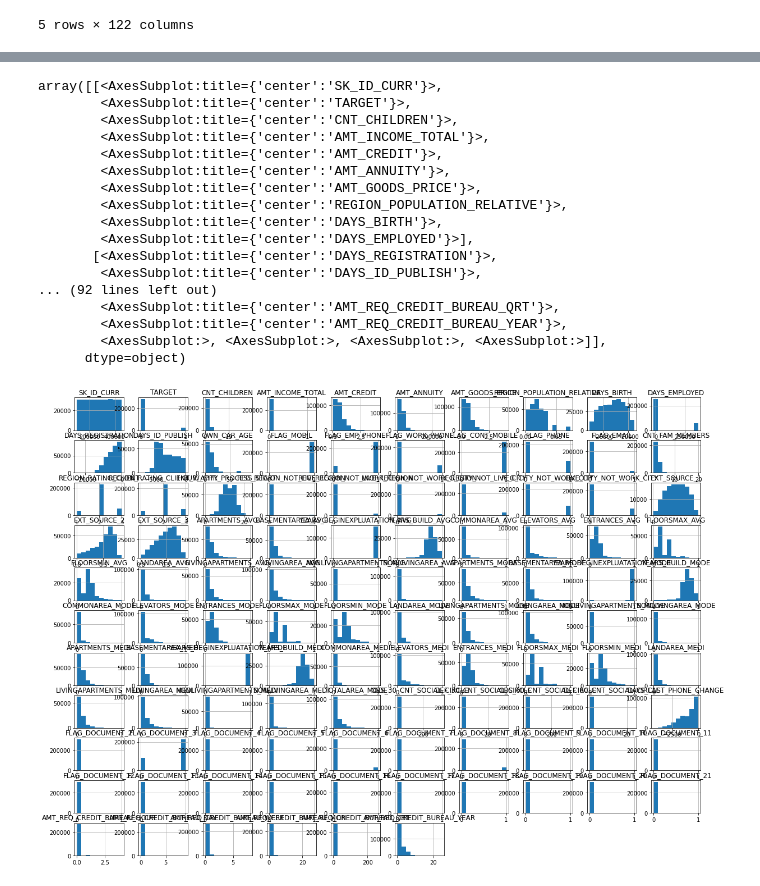
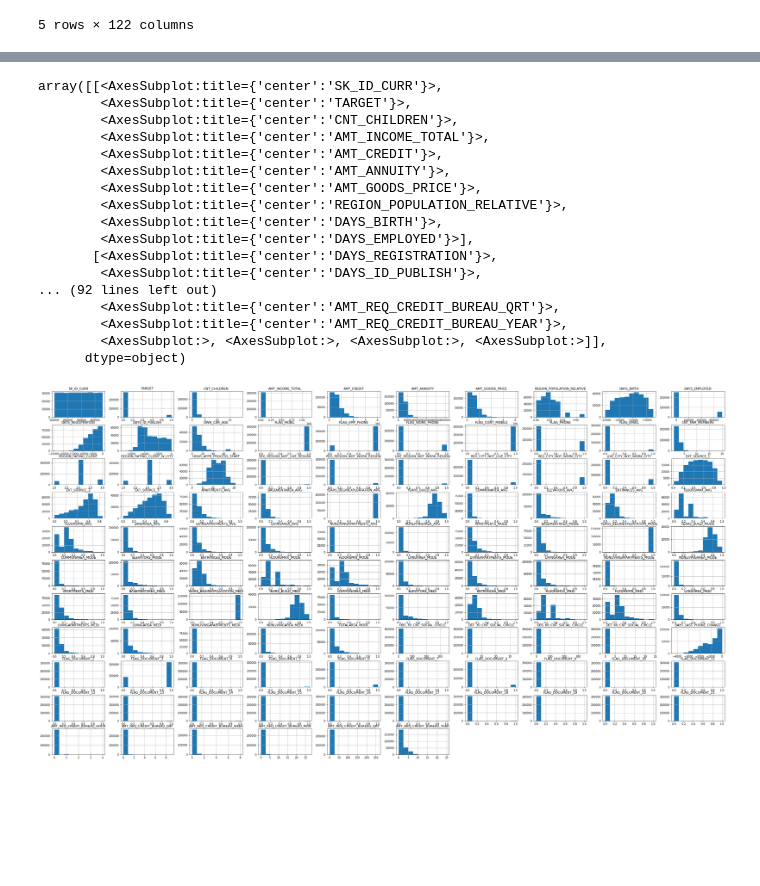
Before and after one commit to DenisKochetov/Home-Credit-Default-Risk, a Jupyter notebook: notebooks/data_preparation.ipynb, the cells around one changed output, grey strips where cells are left out. Drawn from its saved outputs; the diff is of its cells as text; code cells hidden in the pictures; blank space fills up the shorter version.

```diff
--- a/notebooks/data_preparation.ipynb
+++ b/notebooks/data_preparation.ipynb
@@ -69,24 +115,24 @@ train.describe()
 # %%
-train.hist(figsize=(20,15))
+train.hist(figsize=(45,25))
 # %% [output]
 array([[<AxesSubplot:title={'center':'SK_ID_CURR'}>,
         <AxesSubplot:title={'center':'TARGET'}>,
         <AxesSubplot:title={'center':'CNT_CHILDREN'}>,
         <AxesSubplot:title={'center':'AMT_INCOME_TOTAL'}>,
         <AxesSubplot:title={'center':'AMT_CREDIT'}>,
         <AxesSubplot:title={'center':'AMT_ANNUITY'}>,
         <AxesSubplot:title={'center':'AMT_GOODS_PRICE'}>,
         <AxesSubplot:title={'center':'REGION_POPULATION_RELATIVE'}>,
         <AxesSubplot:title={'center':'DAYS_BIRTH'}>,
         <AxesSubplot:title={'center':'DAYS_EMPLOYED'}>],
        [<AxesSubplot:title={'center':'DAYS_REGISTRATION'}>,
         <AxesSubplot:title={'center':'DAYS_ID_PUBLISH'}>,
 ... (92 lines left out)
         <AxesSubplot:title={'center':'AMT_REQ_CREDIT_BUREAU_QRT'}>,
         <AxesSubplot:title={'center':'AMT_REQ_CREDIT_BUREAU_YEAR'}>,
         <AxesSubplot:>, <AxesSubplot:>, <AxesSubplot:>, <AxesSubplot:>]],
       dtype=object)
-[figure, old version]
+[figure, new version]
 # %%
 train.isna().sum()
 # %% [output]
```
Also changed, not shown: parts of 60 cells of this notebook, 3 other files.
